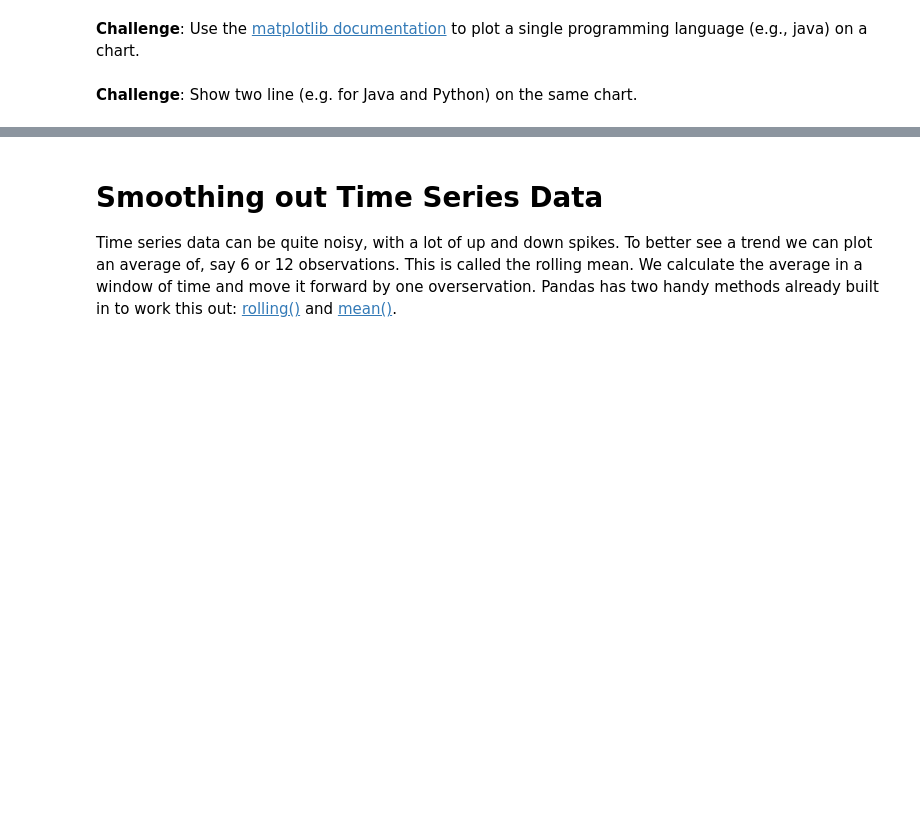
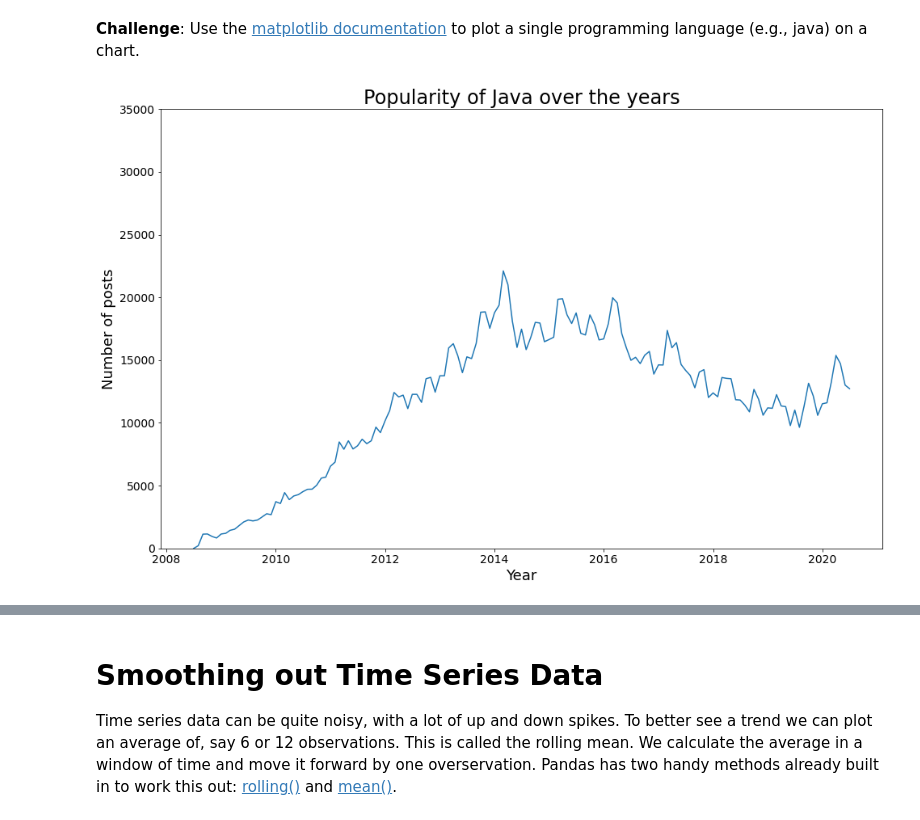
Before and after one commit to msDikshaGarg/Python-100-days-of-code, a Jupyter notebook: Programs/73_programming_languages_dataset/programming_languages.ipynb, the cells around one changed output, grey strips where cells are left out. Saved outputs shown, nothing was run; the diff lists cells and outputs as text; code cells hidden in the pictures; blank space fills up the shorter version.

Commit message:
Slight modification, adding explainations and fixing some graphs

```diff
--- a/Programs/73_programming_languages_dataset/programming_languages.ipynb
+++ b/Programs/73_programming_languages_dataset/programming_languages.ipynb
@@ -77,3 +120,6 @@ Some languages are older (e.g., C) and other languages are newer (e.g., Swift).
 ## Data Cleaning
 
 Let's fix the date format to make it more readable. We need to use Pandas to change format from a string of "2008-07-01 00:00:00" to a datetime object with the format of "2008-07-01"
+# %%
+languages_data["date"] = pd.to_datetime(languages_data['date'])
+languages_data.head()
@@ -80,4 +133,7 @@ Let's fix the date format to make it more readable. We need to use Pandas to cha
 # %% [markdown]
 ## Data Manipulation
+# %%
+reshaped_languages = languages_data.pivot(index = "date", columns = "tag_name", values='counts')
+reshaped_languages.fillna(0, inplace= True)
 # %% [markdown]
 **Challenge**: What are the dimensions of our new dataframe? How many rows and columns does it have? Print out the column names and print out the first 5 rows of the dataframe.
@@ -87,5 +184,15 @@ Let's fix the date format to make it more readable. We need to use Pandas to cha
 ## Data Visualisaton with with Matplotlib
 # %% [markdown]
 **Challenge**: Use the [matplotlib documentation](https://matplotlib.org/3.2.1/api/_as_gen/matplotlib.pyplot.plot.html#matplotlib.pyplot.plot) to plot a single programming language (e.g., java) on a chart.
-# %% [markdown]
-**Challenge**: Show two line (e.g. for Java and Python) on the same chart.
+# %%
+plt.figure(figsize=(16,10))
+plt.ylim(0,35000)
+plt.plot(reshaped_languages.index, reshaped_languages['java'])
+plt.title("Popularity of Java over the years", fontsize = 24)
+plt.xlabel("Year", fontsize = 18)
+plt.ylabel("Number of posts", fontsize = 18)
+plt.xticks(fontsize = 14)
+plt.yticks(fontsize = 14)
+plt.show()
+# %% [output]
+[figure, added]
```
Also changed, not shown: parts of 22 cells of this notebook.
